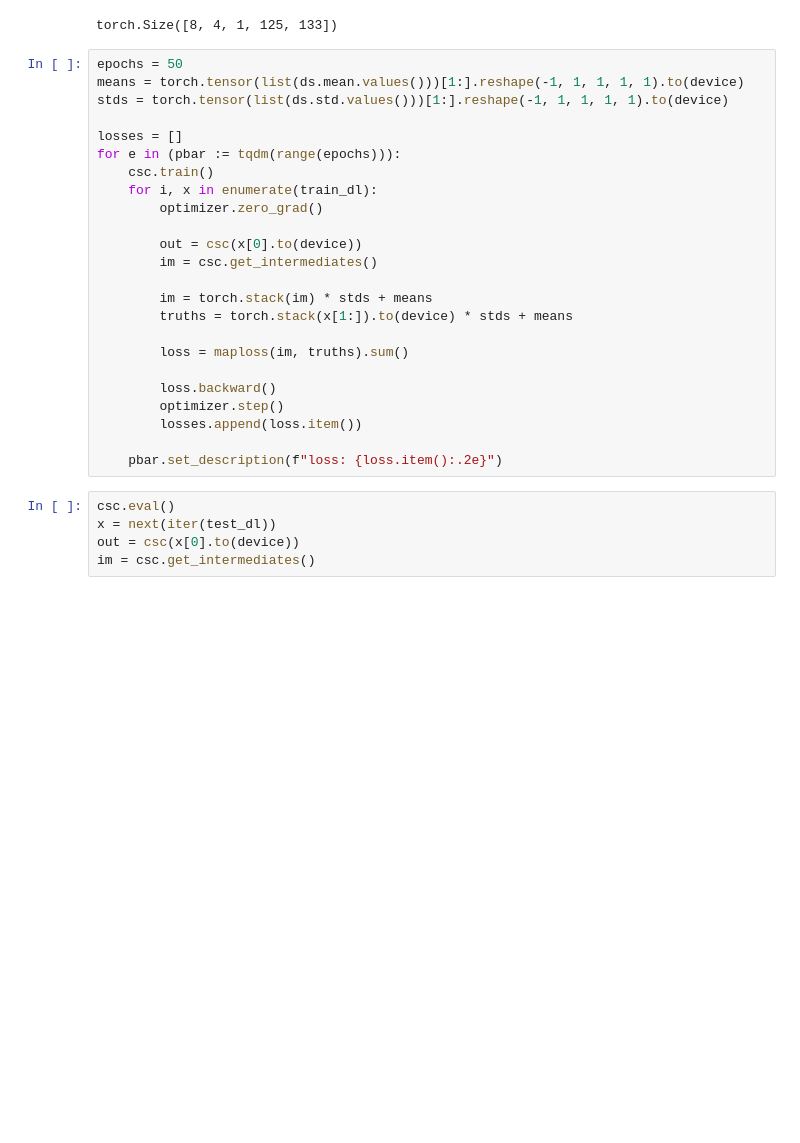
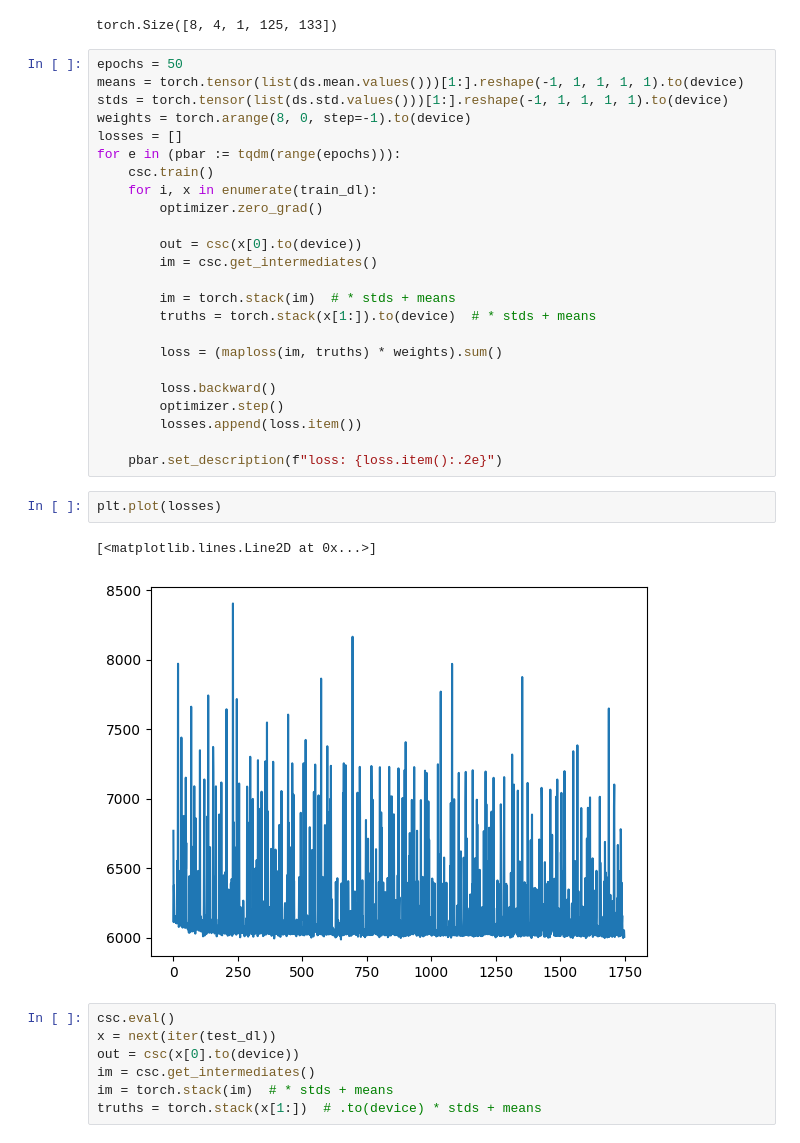
Before and after one commit to al-jshen/cfilt, a Jupyter notebook: notebooks/cascade.ipynb, the cells around one changed output. Drawn from its saved outputs; the diff is of its cells as text; blank space fills up the shorter version.

```diff
--- a/notebooks/cascade.ipynb
+++ b/notebooks/cascade.ipynb
@@ -103,7 +103,7 @@ torch.Size([8, 4, 1, 125, 133])
 epochs = 50
 means = torch.tensor(list(ds.mean.values()))[1:].reshape(-1, 1, 1, 1, 1).to(device)
 stds = torch.tensor(list(ds.std.values()))[1:].reshape(-1, 1, 1, 1, 1).to(device)
-
+weights = torch.arange(8, 0, step=-1).to(device)
 losses = []
 for e in (pbar := tqdm(range(epochs))):
     csc.train()
@@ -113,19 +113,26 @@ for e in (pbar := tqdm(range(epochs))):
         out = csc(x[0].to(device))
         im = csc.get_intermediates()
 
-        im = torch.stack(im) * stds + means
-        truths = torch.stack(x[1:]).to(device) * stds + means
+        im = torch.stack(im)  # * stds + means
+        truths = torch.stack(x[1:]).to(device)  # * stds + means
 
-        loss = maploss(im, truths).sum()
+        loss = (maploss(im, truths) * weights).sum()
 
         loss.backward()
         optimizer.step()
         losses.append(loss.item())
 
     pbar.set_description(f"loss: {loss.item():.2e}")
+# %%
+plt.plot(losses)
+# %% [output]
+[<matplotlib.lines.Line2D at 0x...>]
+[figure, added]
 # %%
 csc.eval()
 x = next(iter(test_dl))
 out = csc(x[0].to(device))
 im = csc.get_intermediates()
+im = torch.stack(im)  # * stds + means
+truths = torch.stack(x[1:])  # .to(device) * stds + means
 # %%
```
Also changed, not shown: parts of 5 cells of this notebook, 1 other file.
